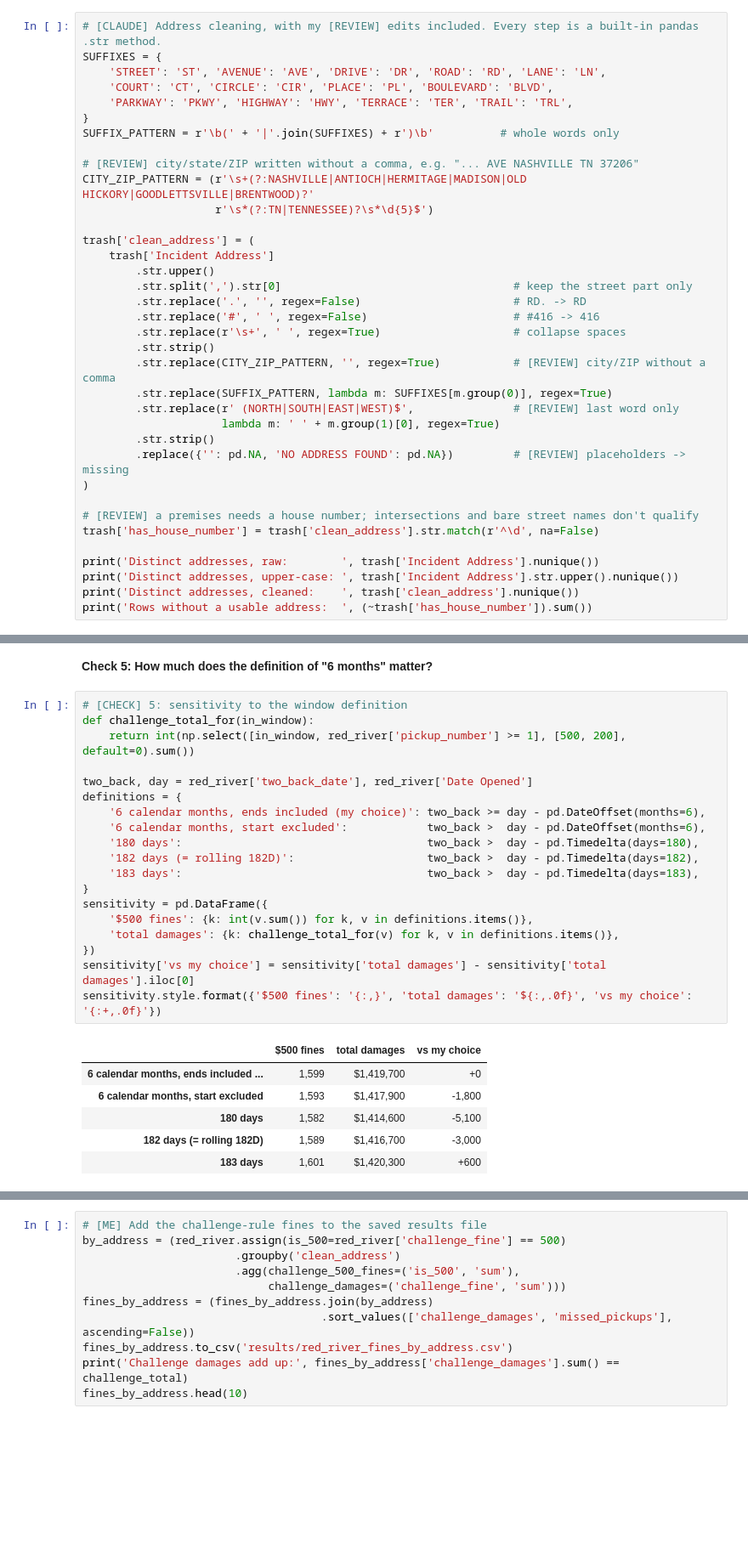
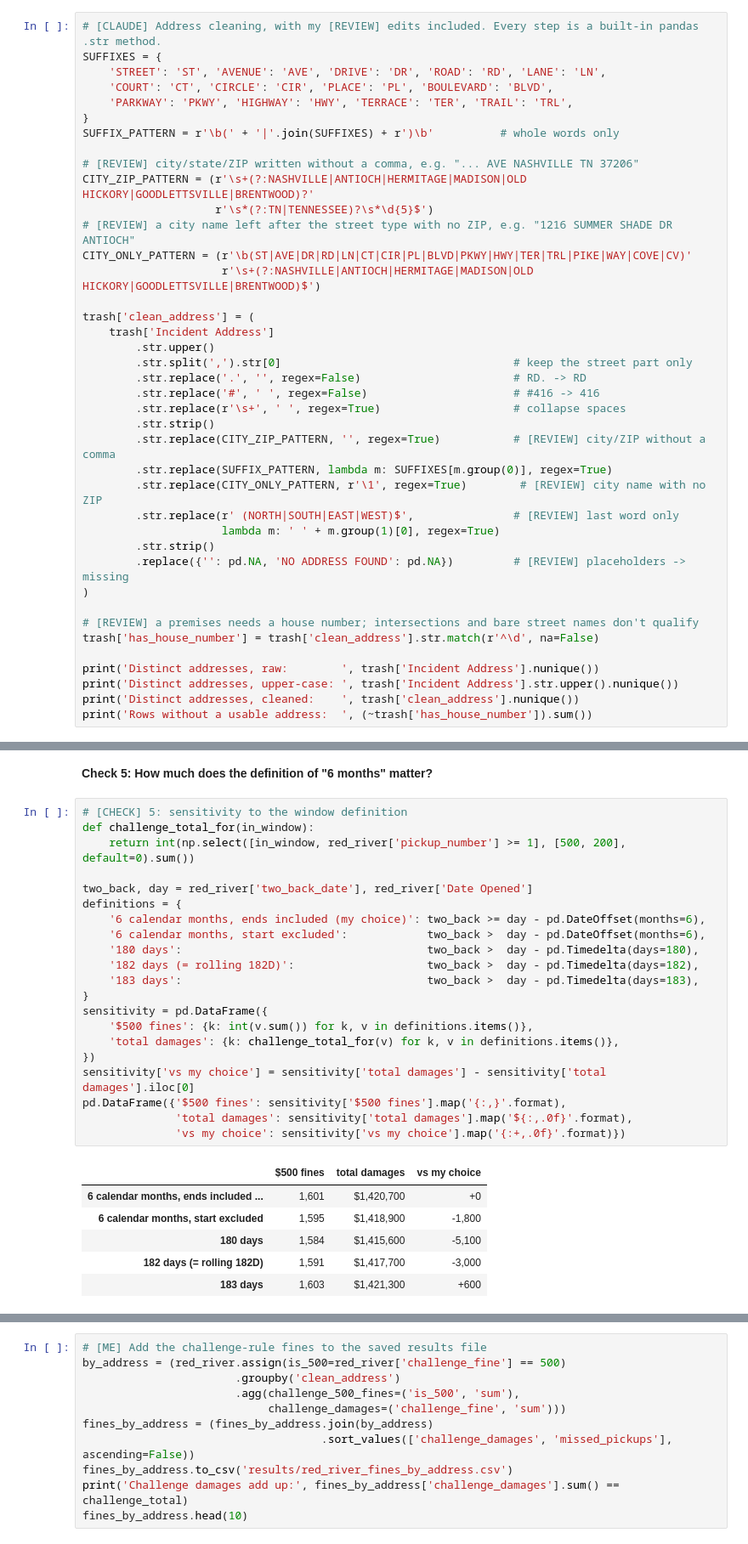
Before and after one commit to AI-for-Analytics-4/Trash_haulers_w_Claude_VSC, a Jupyter notebook: submissions/juan_zavala/trash_haulers_analysis.ipynb, the cells around one changed output, grey strips where cells are left out. Shown at 85% size. Cells and saved outputs as stored; diff of their text form; blank space fills up the shorter version.

```diff
--- a/submissions/juan_zavala/trash_haulers_analysis.ipynb
+++ b/submissions/juan_zavala/trash_haulers_analysis.ipynb
@@ -93,6 +93,9 @@ SUFFIX_PATTERN = r'\b(' + '|'.join(SUFFIXES) + r')\b'          # whole words onl
 # [REVIEW] city/state/ZIP written without a comma, e.g. "... AVE NASHVILLE TN 37206"
 CITY_ZIP_PATTERN = (r'\s+(?:NASHVILLE|ANTIOCH|HERMITAGE|MADISON|OLD HICKORY|GOODLETTSVILLE|BRENTWOOD)?'
                     r'\s*(?:TN|TENNESSEE)?\s*\d{5}$')
+# [REVIEW] a city name left after the street type with no ZIP, e.g. "1216 SUMMER SHADE DR ANTIOCH"
+CITY_ONLY_PATTERN = (r'\b(ST|AVE|DR|RD|LN|CT|CIR|PL|BLVD|PKWY|HWY|TER|TRL|PIKE|WAY|COVE|CV)'
+                     r'\s+(?:NASHVILLE|ANTIOCH|HERMITAGE|MADISON|OLD HICKORY|GOODLETTSVILLE|BRENTWOOD)$')
 
 trash['clean_address'] = (
     trash['Incident Address']
@@ -104,6 +107,7 @@ trash['clean_address'] = (
         .str.strip()
         .str.replace(CITY_ZIP_PATTERN, '', regex=True)           # [REVIEW] city/ZIP without a comma
         .str.replace(SUFFIX_PATTERN, lambda m: SUFFIXES[m.group(0)], regex=True)
+        .str.replace(CITY_ONLY_PATTERN, r'\1', regex=True)        # [REVIEW] city name with no ZIP
         .str.replace(r' (NORTH|SOUTH|EAST|WEST)$',               # [REVIEW] last word only
                      lambda m: ' ' + m.group(1)[0], regex=True)
         .str.strip()
@@ -892,27 +914,29 @@ Addresses with 2 or fewer misses unchanged:    True
 # %%
 # [CHECK] 5: sensitivity to the window definition
 def challenge_total_for(in_window):
     return int(np.select([in_window, red_river['pickup_number'] >= 1], [500, 200], default=0).sum())
 
 two_back, day = red_river['two_back_date'], red_river['Date Opened']
 definitions = {
     '6 calendar months, ends included (my choice)': two_back >= day - pd.DateOffset(months=6),
     '6 calendar months, start excluded':            two_back >  day - pd.DateOffset(months=6),
     '180 days':                                     two_back >  day - pd.Timedelta(days=180),
     '182 days (= rolling 182D)':                    two_back >  day - pd.Timedelta(days=182),
     '183 days':                                     two_back >  day - pd.Timedelta(days=183),
 }
 sensitivity = pd.DataFrame({
     '$500 fines': {k: int(v.sum()) for k, v in definitions.items()},
     'total damages': {k: challenge_total_for(v) for k, v in definitions.items()},
 })
 sensitivity['vs my choice'] = sensitivity['total damages'] - sensitivity['total damages'].iloc[0]
-sensitivity.style.format({'$500 fines': '{:,}', 'total damages': '${:,.0f}', 'vs my choice': '{:+,.0f}'})
+pd.DataFrame({'$500 fines': sensitivity['$500 fines'].map('{:,}'.format),
+              'total damages': sensitivity['total damages'].map('${:,.0f}'.format),
+              'vs my choice': sensitivity['vs my choice'].map('{:+,.0f}'.format)})
 # %% [output]
 |  | $500 fines | total damages | vs my choice |
-| 6 calendar months, ends included ... | 1,599 | $1,419,700 | +0 |
-| 6 calendar months, start excluded | 1,593 | $1,417,900 | -1,800 |
-| 180 days | 1,582 | $1,414,600 | -5,100 |
-| 182 days (= rolling 182D) | 1,589 | $1,416,700 | -3,000 |
-| 183 days | 1,601 | $1,420,300 | +600 |
+| 6 calendar months, ends included ... | 1,601 | $1,420,700 | +0 |
+| 6 calendar months, start excluded | 1,595 | $1,418,900 | -1,800 |
+| 180 days | 1,584 | $1,415,600 | -5,100 |
+| 182 days (= rolling 182D) | 1,591 | $1,417,700 | -3,000 |
+| 183 days | 1,603 | $1,421,300 | +600 |
 # %% [markdown]
```
Also changed, not shown: parts of 32 cells of this notebook, 7 other files.
